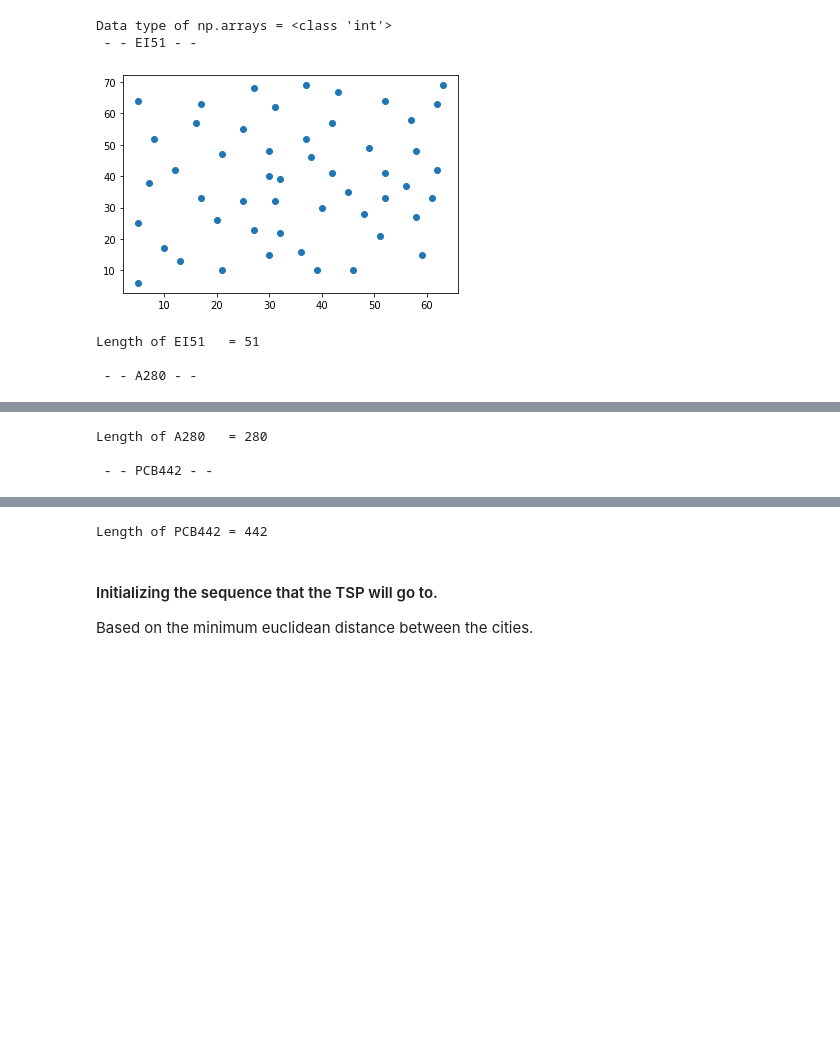
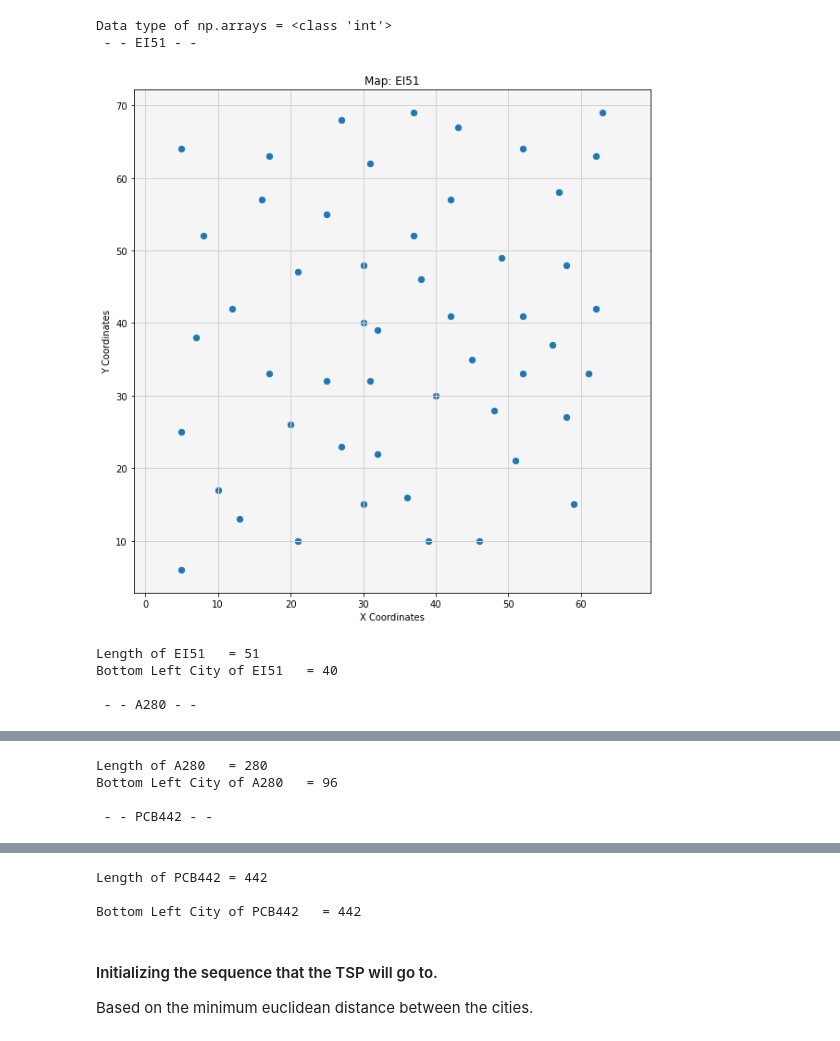
Before and after one commit to ithakis/Stochastic-Simulation-Assignment-3, a Jupyter notebook: Final.ipynb, the cells around one changed output, grey strips where cells are left out. Saved outputs shown, nothing was run; the diff lists cells and outputs as text; code cells hidden in the pictures; blank space fills up the shorter version.

```diff
--- a/Final.ipynb
+++ b/Final.ipynb
@@ -6,3 +7,41 @@ from tqdm import tqdm
+# %%
+"""
+Function to Plot the journey of the TSP
+map         :(n,3) np.array of the coordinates of the city and the ID of the city at the end
+sequence    :(n) np.array with the sequence that the TSP will visit the cities.
+                Element (0) of the array will be the first (provided) city which the TSP starts.
+"""
+def plot_journey(map, sequence, name, rate=0.05, inline=True):
+    oc = ordered_cities(sequence, map)
+
+    ax = ody.plot()
+    ax.axis('equal')
+    ax.set_title("Initial Solution to Map: " + name)
+    ax.scatter(map[:,0], map[:,1])
+    plt.xlabel('X Coordinates')   ;   plt.ylabel('Y Coordinates')
+    for v in range(1, len(sequence)+1):
+        ax.plot(oc[:v,0], oc[:v,1], 'r')
+        if not inline:
+            plt.pause(rate)
+            plt.show()
+    ax.scatter(oc[0,0], oc[0,1],s=80, color='g')
+    if inline: plt.show()
+
+def plot_map(map, name):
+    ax = ody.plot()
+    ax.axis('equal')
+    ax.set_title("Map: " + name)
+    ax.scatter(map[:,0], map[:,1], s=40, edgecolors='tab:blue') # ,  facecolors='none'
+    plt.xlabel('X Coordinates')   ;   plt.ylabel('Y Coordinates')
+
+    plt.savefig("Initial Solution to  - " + name + ".png")
+    plt.show()
+
+"""Function to order cities based on a given sequence. Must use the (n,3) format for map"""
+def ordered_cities(sequence, map):
+    r = []
+    for i in sequence: r.append(map[i-1, :])
+    return np.array(r)
 # %%
 %matplotlib inline
 
@@ -11,7 +50,7 @@ print(" - - EI51 - - ")
 EI51 = [[37, 52, 1], [49, 49, 2], [52, 64, 3], [20, 26, 4], [40, 30, 5], [21, 47, 6], [17, 63, 7], [31, 62, 8], [52, 33, 9], [51, 21, 10], [42, 41, 11], [31, 32, 12], [5, 25, 13], [12, 42, 14], [36, 16, 15], [52, 41, 16], [27, 23, 17], [17, 33, 18], [13, 13, 19], [57, 58, 20], [62, 42, 21], [42, 57, 22], [16, 57, 23], [8, 52, 24], [7, 38, 25], [27, 68, 26], [30, 48, 27], [43, 67, 28], [58, 48, 29], [58, 27, 30], [37, 69, 31], [38, 46, 32], [46, 10, 33], [61, 33, 34], [62, 63, 35], [63, 69, 36], [32, 22, 37], [45, 35, 38], [59, 15, 39], [5, 6, 40], [10, 17, 41], [21, 10, 42], [5, 64, 43], [30, 15, 44], [39, 10, 45], [32, 39, 46], [25, 32, 47], [25, 55, 48], [48, 28, 49], [56, 37, 50], [30, 40, 51]]
 # EI51 = [[37, 52], [49, 49], [52, 64], [20, 26], [40, 30], [21, 47], [17, 63], [31, 62], [52, 33], [51, 21], [42, 41], [31, 32], [5, 25], [12, 42], [36, 16], [52, 41], [27, 23], [17, 33], [13, 13], [57, 58], [62, 42], [42, 57], [16, 57], [8, 52], [7, 38], [27, 68], [30, 48], [43, 67], [58, 48], [58, 27], [37, 69], [38, 46], [46, 10], [61, 33], [62, 63], [63, 69], [32, 22], [45, 35], [59, 15], [5, 6], [10, 17], [21, 10], [5, 64], [30, 15], [39, 10], [32, 39], [25, 32], [25, 55], [48, 28], [56, 37], [30, 40]]
 EI51 = np.array(EI51, dtype=dtype)
-plt.scatter(EI51[:,0], EI51[:,1])   ;   plt.show()
+plot_map(EI51, "EI51")
 print(f"Length of EI51   = {len(EI51)}")
 print(f"Bottom Left City of EI51   = {EI51[ np.argmin(EI51[:,0] + EI51[:,1]) ][2]}\n")
 
@@ -21,5 +60,5 @@ A280 = [[288, 149, 1], [288, 129, 2], [270, 133, 3], [256, 141, 4], [256, 157, 5
 A280 = np.array(A280, dtype=dtype)
-plt.scatter(A280[:,0], A280[:,1])   ;   plt.show()
+plot_map(A280, "A280")
 print(f"Length of A280   = {len(A280)}")
 print(f"Bottom Left City of A280   = {A280[ np.argmin(A280[:,0] + A280[:,1]) ][2]}\n")
 
@@ -29,11 +68,12 @@ PCB442 = [[200, 400, 1], [200, 500, 2], [200, 600, 3], [200, 700, 4], [200, 800,
 PCB442 = np.array(PCB442, dtype=dtype)
-plt.scatter(PCB442[:,0], PCB442[:,1])   ;   plt.show()
+plot_map(PCB442, "PCB442")
 print(f"Length of PCB442 = {len(PCB442)}\n")
 print(f"Bottom Left City of PCB442   = {PCB442[ np.argmin(PCB442[:,0] + PCB442[:,1]) ][2]}\n")
 # %% [output]
 Data type of np.arrays = <class 'int'>
  - - EI51 - -
-[figure, old version]
+[figure, new version]
 Length of EI51   = 51
+Bottom Left City of EI51   = 40
 
  - - A280 - -
@@ -41,3 +81,4 @@ Length of EI51   = 51
 Length of A280   = 280
+Bottom Left City of A280   = 96
 
  - - PCB442 - -
@@ -45 +86,3 @@ Length of A280   = 280
 Length of PCB442 = 442
+
+Bottom Left City of PCB442   = 442
```
Also changed, not shown: parts of 11 cells of this notebook, 1 other file.
